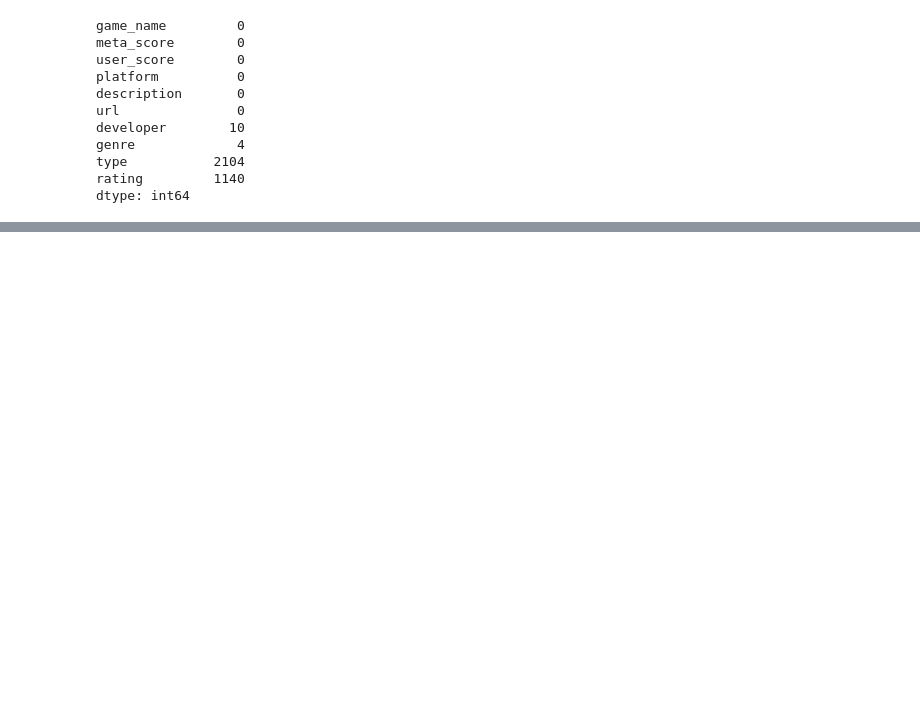
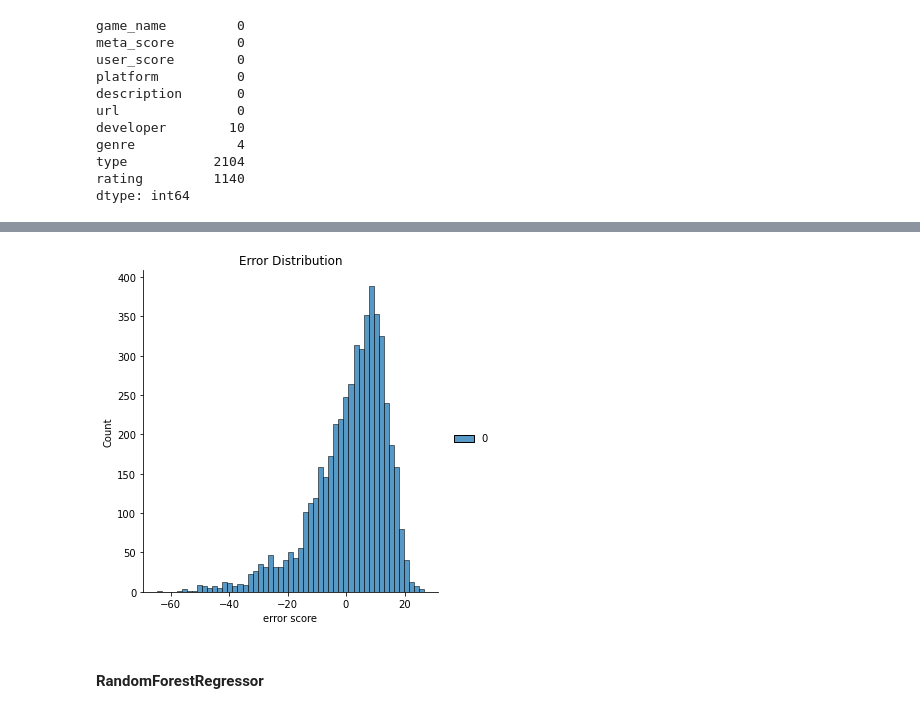
Before and after one commit to TingHsuanYang/cmpe255-spring22-project, a Jupyter notebook: notebooks/evan-model.ipynb, the cells around one changed output, grey strips where cells are left out. Cells and saved outputs as stored; diff of their text form; code cells hidden in the pictures; blank space fills up the shorter version.

```diff
--- a/notebooks/evan-model.ipynb
+++ b/notebooks/evan-model.ipynb
@@ -276,0 +325,11 @@ sns.displot(errors)
+# %%
+p_shape = seq_pred.shape
+errors = y_test.reshape(p_shape[0], p_shape[1]) - seq_pred
+sns.displot(errors)
+plt.title("Error Distribution")
+plt.xlabel("error score")
+plt.show()
+# %% [output]
+[figure, added]
+# %% [markdown]
+#### RandomForestRegressor
```
Also changed, not shown: parts of 79 cells of this notebook, 2 other files.
